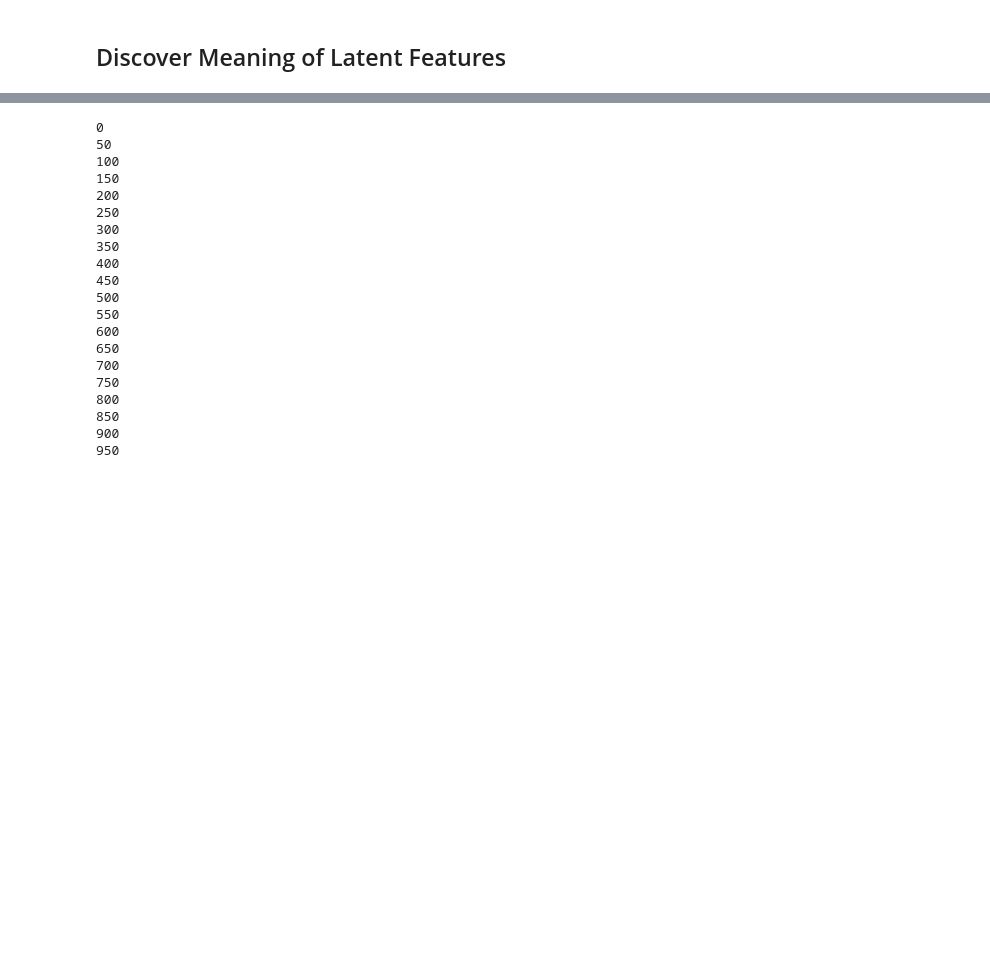
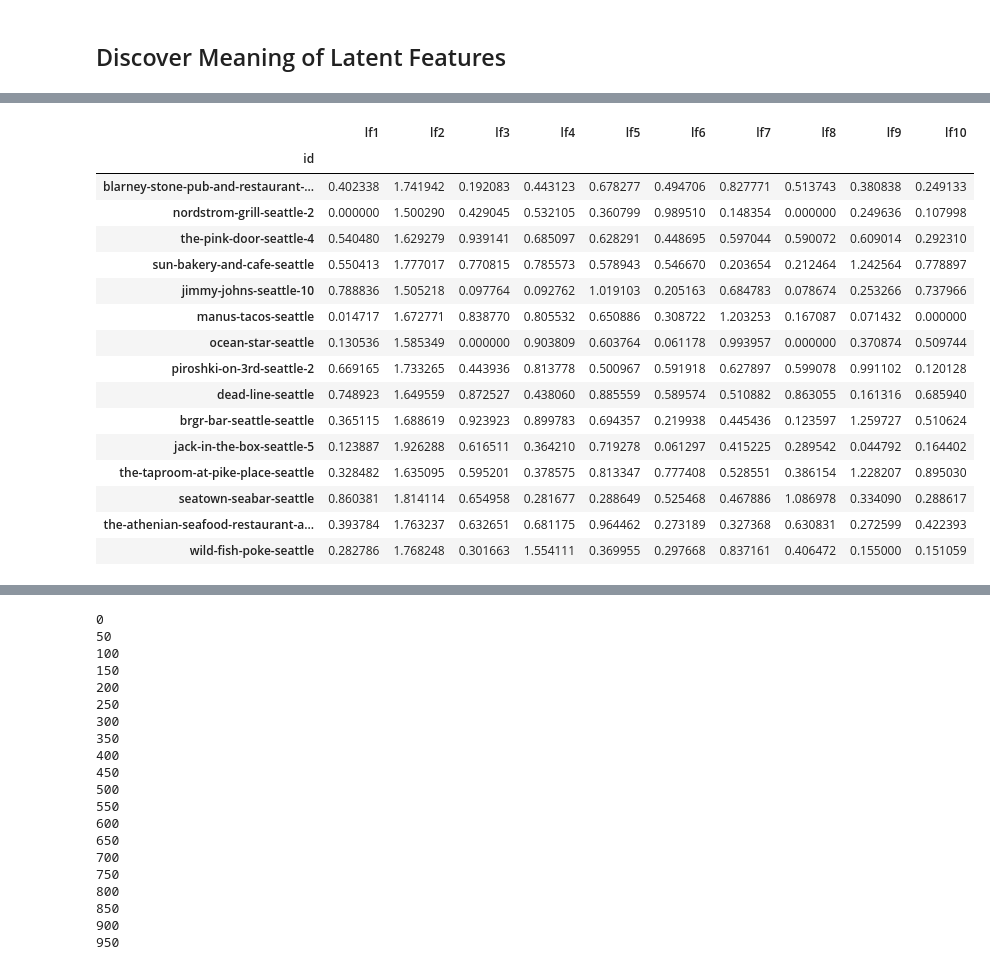
Before and after one commit to Gnishimura/We_Eat, a Jupyter notebook: a_to_z.ipynb, the cells around one changed output, grey strips where cells are left out. Saved outputs shown, nothing was run; the diff lists cells and outputs as text; code cells hidden in the pictures; blank space fills up the shorter version.

```diff
--- a/a_to_z.ipynb
+++ b/a_to_z.ipynb
@@ -327,2 +251,4 @@ recommend_for_two_users('nicole', 'gabe')
 # %% [markdown]
 ## Discover Meaning of Latent Features
+# %%
+item_features = if_df.set_index(keys='id').rename(inv_alias_dict)
@@ -328,0 +259,2 @@ recommend_for_two_users('nicole', 'gabe')
+# %%
+item_features.drop(columns='features', inplace=True)
@@ -328,0 +288,20 @@ recommend_for_two_users('nicole', 'gabe')
+# %%
+item_features[item_features['lf2'] > 1.5]
+# %% [output]
+|  | lf1 | lf2 | lf3 | lf4 | lf5 | lf6 | lf7 | lf8 | lf9 | lf10 |
+| id |  |  |  |  |  |  |  |  |  |  |
+| blarney-stone-pub-and-restaurant-... | 0.402338 | 1.741942 | 0.192083 | 0.443123 | 0.678277 | 0.494706 | 0.827771 | 0.513743 | 0.380838 | 0.249133 |
+| nordstrom-grill-seattle-2 | 0.000000 | 1.500290 | 0.429045 | 0.532105 | 0.360799 | 0.989510 | 0.148354 | 0.000000 | 0.249636 | 0.107998 |
+| the-pink-door-seattle-4 | 0.540480 | 1.629279 | 0.939141 | 0.685097 | 0.628291 | 0.448695 | 0.597044 | 0.590072 | 0.609014 | 0.292310 |
+| sun-bakery-and-cafe-seattle | 0.550413 | 1.777017 | 0.770815 | 0.785573 | 0.578943 | 0.546670 | 0.203654 | 0.212464 | 1.242564 | 0.778897 |
+| jimmy-johns-seattle-10 | 0.788836 | 1.505218 | 0.097764 | 0.092762 | 1.019103 | 0.205163 | 0.684783 | 0.078674 | 0.253266 | 0.737966 |
+| manus-tacos-seattle | 0.014717 | 1.672771 | 0.838770 | 0.805532 | 0.650886 | 0.308722 | 1.203253 | 0.167087 | 0.071432 | 0.000000 |
+| ocean-star-seattle | 0.130536 | 1.585349 | 0.000000 | 0.903809 | 0.603764 | 0.061178 | 0.993957 | 0.000000 | 0.370874 | 0.509744 |
+| piroshki-on-3rd-seattle-2 | 0.669165 | 1.733265 | 0.443936 | 0.813778 | 0.500967 | 0.591918 | 0.627897 | 0.599078 | 0.991102 | 0.120128 |
+| dead-line-seattle | 0.748923 | 1.649559 | 0.872527 | 0.438060 | 0.885559 | 0.589574 | 0.510882 | 0.863055 | 0.161316 | 0.685940 |
+| brgr-bar-seattle-seattle | 0.365115 | 1.688619 | 0.923923 | 0.899783 | 0.694357 | 0.219938 | 0.445436 | 0.123597 | 1.259727 | 0.510624 |
+| jack-in-the-box-seattle-5 | 0.123887 | 1.926288 | 0.616511 | 0.364210 | 0.719278 | 0.061297 | 0.415225 | 0.289542 | 0.044792 | 0.164402 |
+| the-taproom-at-pike-place-seattle | 0.328482 | 1.635095 | 0.595201 | 0.378575 | 0.813347 | 0.777408 | 0.528551 | 0.386154 | 1.228207 | 0.895030 |
+| seatown-seabar-seattle | 0.860381 | 1.814114 | 0.654958 | 0.281677 | 0.288649 | 0.525468 | 0.467886 | 1.086978 | 0.334090 | 0.288617 |
+| the-athenian-seafood-restaurant-a... | 0.393784 | 1.763237 | 0.632651 | 0.681175 | 0.964462 | 0.273189 | 0.327368 | 0.630831 | 0.272599 | 0.422393 |
+| wild-fish-poke-seattle | 0.282786 | 1.768248 | 0.301663 | 1.554111 | 0.369955 | 0.297668 | 0.837161 | 0.406472 | 0.155000 | 0.151059 |
```
Also changed, not shown: parts of 29 cells of this notebook.
